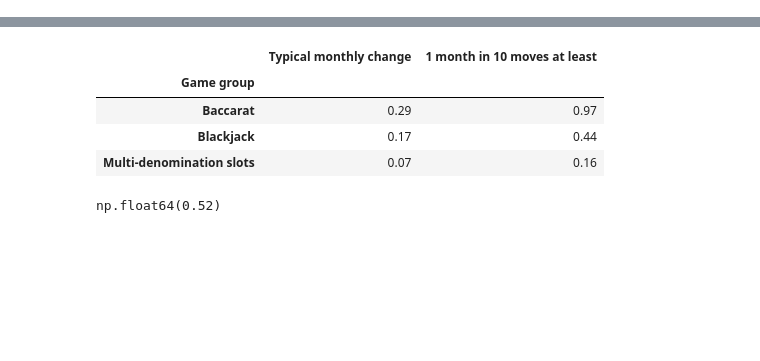
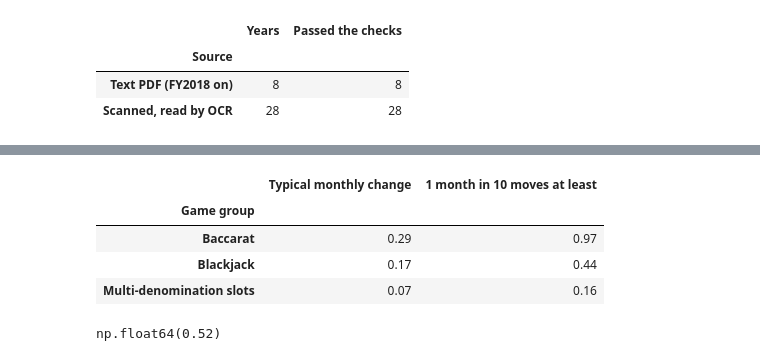
Before and after one commit to mckeeander/mckeeander.github.io, a Jupyter notebook: projects/vegas-gaming/notebooks/vegas_analysis.ipynb, the cells around one changed output, grey strips where cells are left out. Saved outputs shown, nothing was run; the diff lists cells and outputs as text; code cells hidden in the pictures; blank space fills up the shorter version.

```diff
--- a/projects/vegas-gaming/notebooks/vegas_analysis.ipynb
+++ b/projects/vegas-gaming/notebooks/vegas_analysis.ipynb
@@ -273,0 +39,12 @@ Baccarat is played for very high stakes by a small number of players. The house'
+# %%
+# How each year's figures were read, and whether they passed the checks
+q("""
+    SELECT CASE WHEN method = 'text' THEN 'Text PDF (FY2018 on)' ELSE 'Scanned, read by OCR' END AS "Source",
+           count(*) AS "Years", count(total) AS "Passed the checks"
+    FROM raw_abstract_strip GROUP BY 1 ORDER BY 1 DESC
+""").set_index("Source")
+# %% [output]
+|  | Years | Passed the checks |
+| Source |  |  |
+| Text PDF (FY2018 on) | 8 | 8 |
+| Scanned, read by OCR | 28 | 28 |
```
Also changed, not shown: parts of 65 cells of this notebook, 1 other file.
